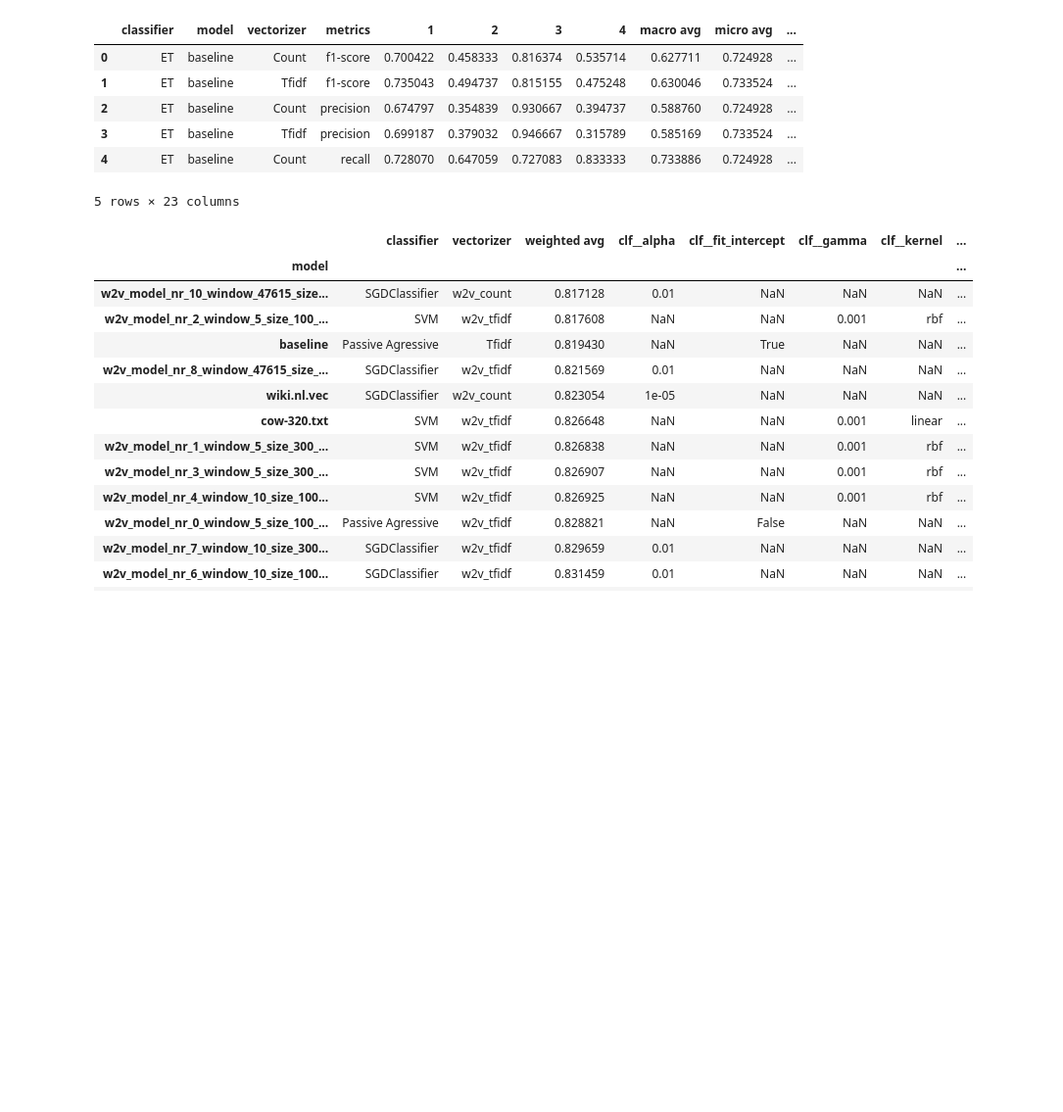
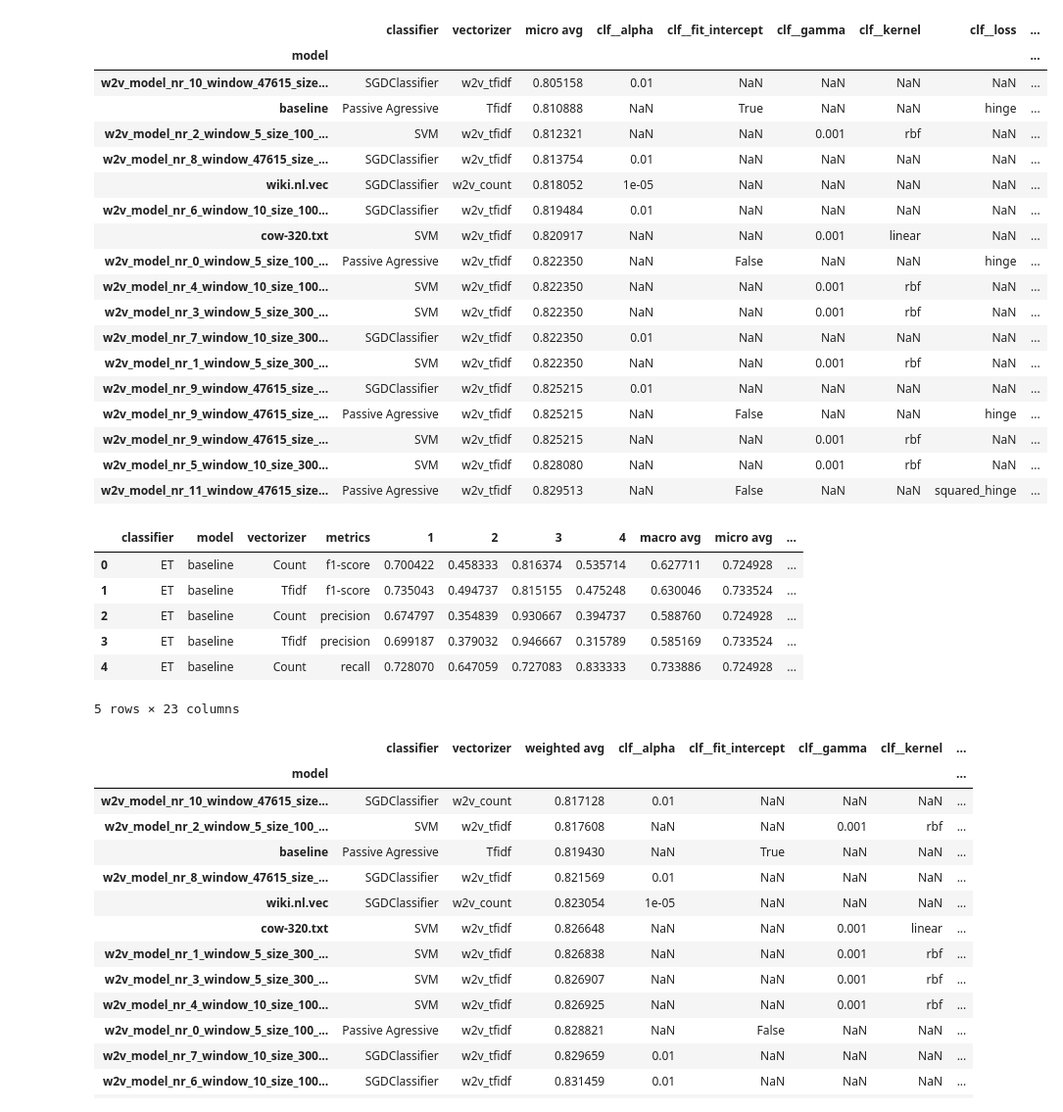
Before and after one commit to annekroon/amsterdam-embedding-model, a Jupyter notebook: src/analysis/get_results.ipynb, the cells around one changed output. Shown at 98% size. Saved outputs shown, nothing was run; the diff lists cells and outputs as text; code cells hidden in the pictures; blank space fills up the shorter version.

```diff
--- a/src/analysis/get_results.ipynb
+++ b/src/analysis/get_results.ipynb
@@ -9,0 +12,4 @@ df = get_cleaned_data()
+# %%
+v =  get_cleaned_data("vermeer")
+v.head()
+v.set_index('model', inplace=True)
@@ -10,3 +125,32 @@ df = get_cleaned_data()
+# %%
+# select metric of interest
+df = v[v['metrics'] == 'f1-score']
+averaging = 'micro avg'
+
+results = df[df.groupby(['model'])[averaging].transform(max) == df[averaging]].sort_values(averaging)
+
+results[['classifier', 'vectorizer', averaging , 'clf__alpha', 'clf__fit_intercept', 'clf__gamma', 'clf__kernel',
+       'clf__loss', 'clf__max_features', 'clf__max_iter', 'clf__penalty']]
+# %% [output]
+|  | classifier | vectorizer | micro avg | clf__alpha | clf__fit_intercept | clf__gamma | clf__kernel | clf__loss | ... |
+| model |  |  |  |  |  |  |  |  | ... |
+| w2v_model_nr_10_window_47615_size... | SGDClassifier | w2v_tfidf | 0.805158 | 0.01 | NaN | NaN | NaN | NaN | ... |
+| baseline | Passive Agressive | Tfidf | 0.810888 | NaN | True | NaN | NaN | hinge | ... |
+| w2v_model_nr_2_window_5_size_100_... | SVM | w2v_tfidf | 0.812321 | NaN | NaN | 0.001 | rbf | NaN | ... |
+| w2v_model_nr_8_window_47615_size_... | SGDClassifier | w2v_tfidf | 0.813754 | 0.01 | NaN | NaN | NaN | NaN | ... |
+| wiki.nl.vec | SGDClassifier | w2v_count | 0.818052 | 1e-05 | NaN | NaN | NaN | NaN | ... |
+| w2v_model_nr_6_window_10_size_100... | SGDClassifier | w2v_tfidf | 0.819484 | 0.01 | NaN | NaN | NaN | NaN | ... |
+| cow-320.txt | SVM | w2v_tfidf | 0.820917 | NaN | NaN | 0.001 | linear | NaN | ... |
+| w2v_model_nr_0_window_5_size_100_... | Passive Agressive | w2v_tfidf | 0.822350 | NaN | False | NaN | NaN | hinge | ... |
+| w2v_model_nr_4_window_10_size_100... | SVM | w2v_tfidf | 0.822350 | NaN | NaN | 0.001 | rbf | NaN | ... |
+| w2v_model_nr_3_window_5_size_300_... | SVM | w2v_tfidf | 0.822350 | NaN | NaN | 0.001 | rbf | NaN | ... |
+| w2v_model_nr_7_window_10_size_300... | SGDClassifier | w2v_tfidf | 0.822350 | 0.01 | NaN | NaN | NaN | NaN | ... |
+| w2v_model_nr_1_window_5_size_300_... | SVM | w2v_tfidf | 0.822350 | NaN | NaN | 0.001 | rbf | NaN | ... |
+| w2v_model_nr_9_window_47615_size_... | SGDClassifier | w2v_tfidf | 0.825215 | 0.01 | NaN | NaN | NaN | NaN | ... |
+| w2v_model_nr_9_window_47615_size_... | Passive Agressive | w2v_tfidf | 0.825215 | NaN | False | NaN | NaN | hinge | ... |
+| w2v_model_nr_9_window_47615_size_... | SVM | w2v_tfidf | 0.825215 | NaN | NaN | 0.001 | rbf | NaN | ... |
+| w2v_model_nr_5_window_10_size_300... | SVM | w2v_tfidf | 0.828080 | NaN | NaN | 0.001 | rbf | NaN | ... |
+| w2v_model_nr_11_window_47615_size... | Passive Agressive | w2v_tfidf | 0.829513 | NaN | False | NaN | NaN | squared_hinge | ... |
 # %%
 df.head()
 df.set_index('model', inplace=True)
```
Also changed, not shown: parts of 8 cells of this notebook, 5 other files.
